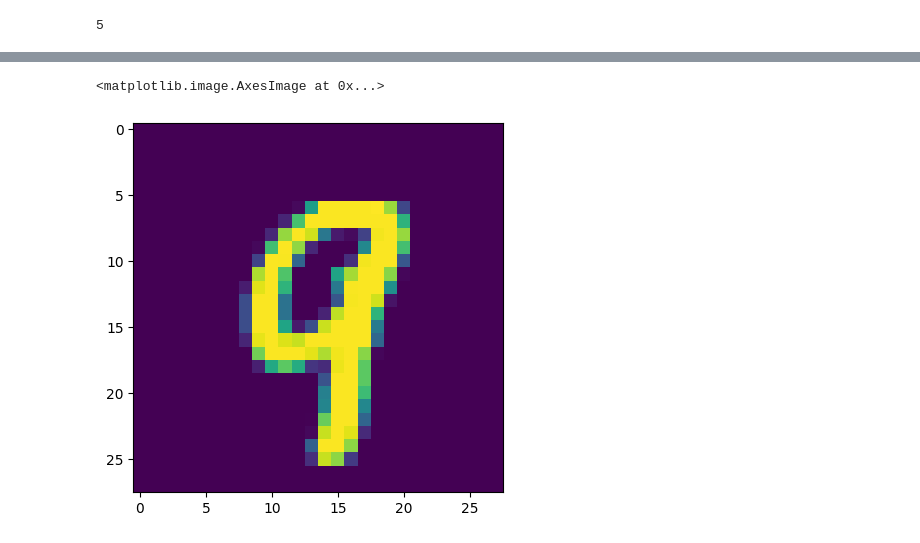
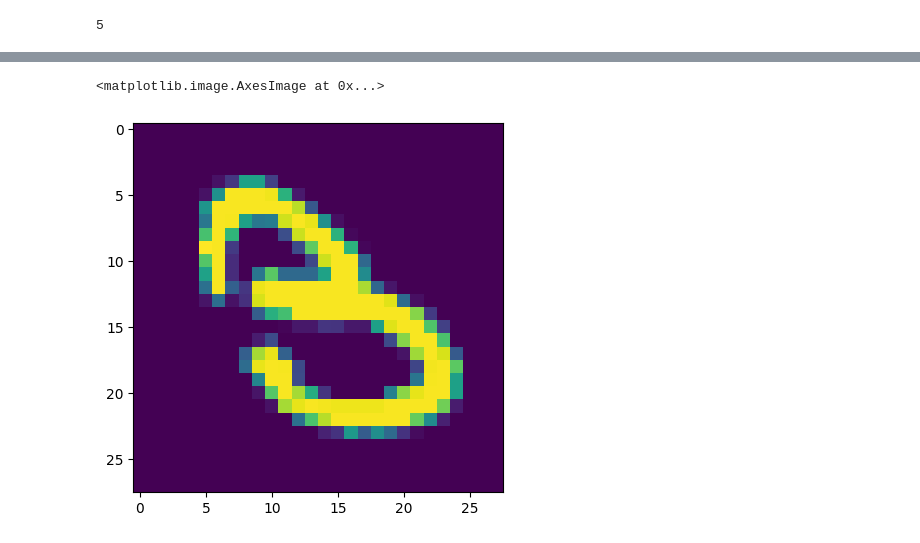
Before and after one commit to raming20/CNN-LSTM-predict-stock-price, a Jupyter notebook: data_analytics/try_cnn/try_mnist.ipynb, the cells around one changed output, grey strips where cells are left out. Cells and saved outputs as stored; diff of their text form; code cells hidden in the pictures.

```diff
--- a/data_analytics/try_cnn/try_mnist.ipynb
+++ b/data_analytics/try_cnn/try_mnist.ipynb
@@ -577,5 +568,5 @@ loop = 299, loss = 0.0869581671476901
 # %%
-list_X_test = X[number_train_points+500:number_train_points + 500 + 100]
+list_X_test = X_test[0:20]
 output_forward = forward(
         "predict",
 
@@ -649,9 +636,9 @@ len(result[result == False])
 # %%
-X_test_1 = list_X_test[0]
+X_test_1 = list_X_test[-2]
 plt.imshow(X_test_1)
 # %% [output]
 <matplotlib.image.AxesImage at 0x...>
-[figure, old version]
+[figure, new version]
 # %%
 Zk_1_m1 = convolution(X_test_1, params["K_11"], bias=params["bk_11"])
 plt.imshow(Zk_1_m1)
```
Also changed, not shown: parts of 27 cells of this notebook, 2 other files.
